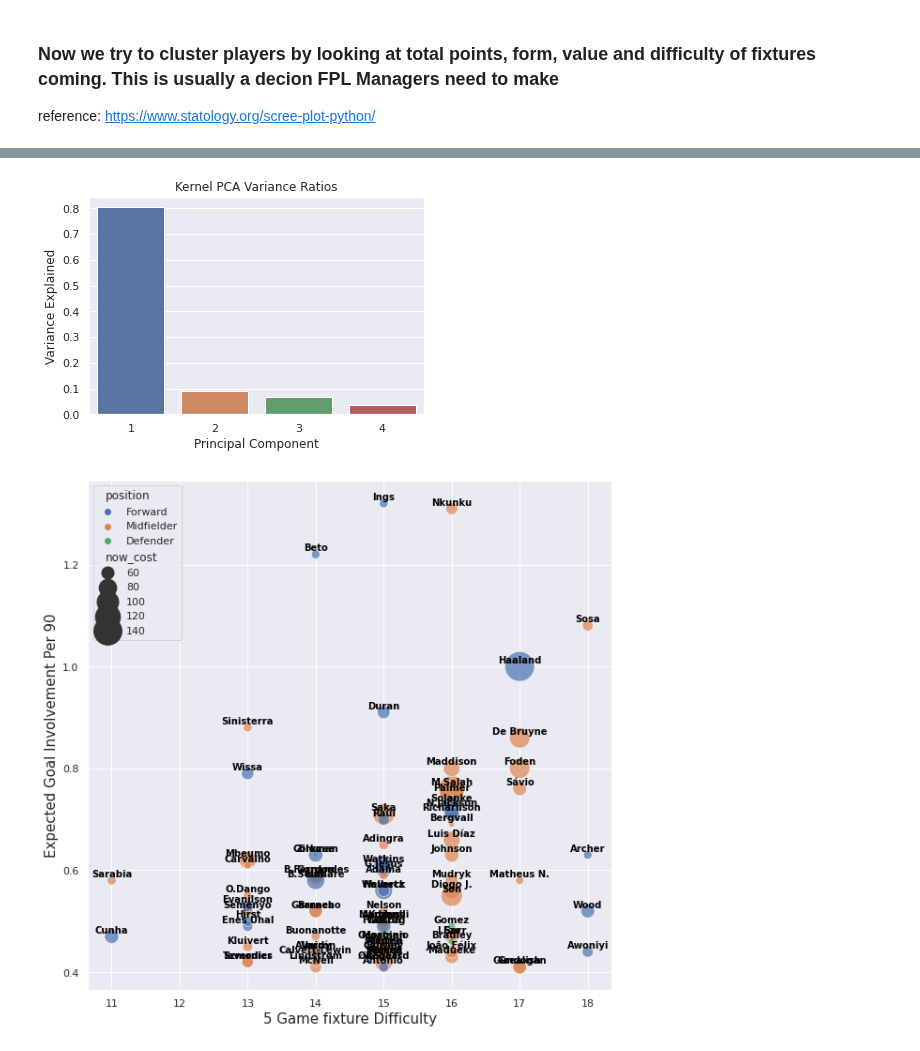
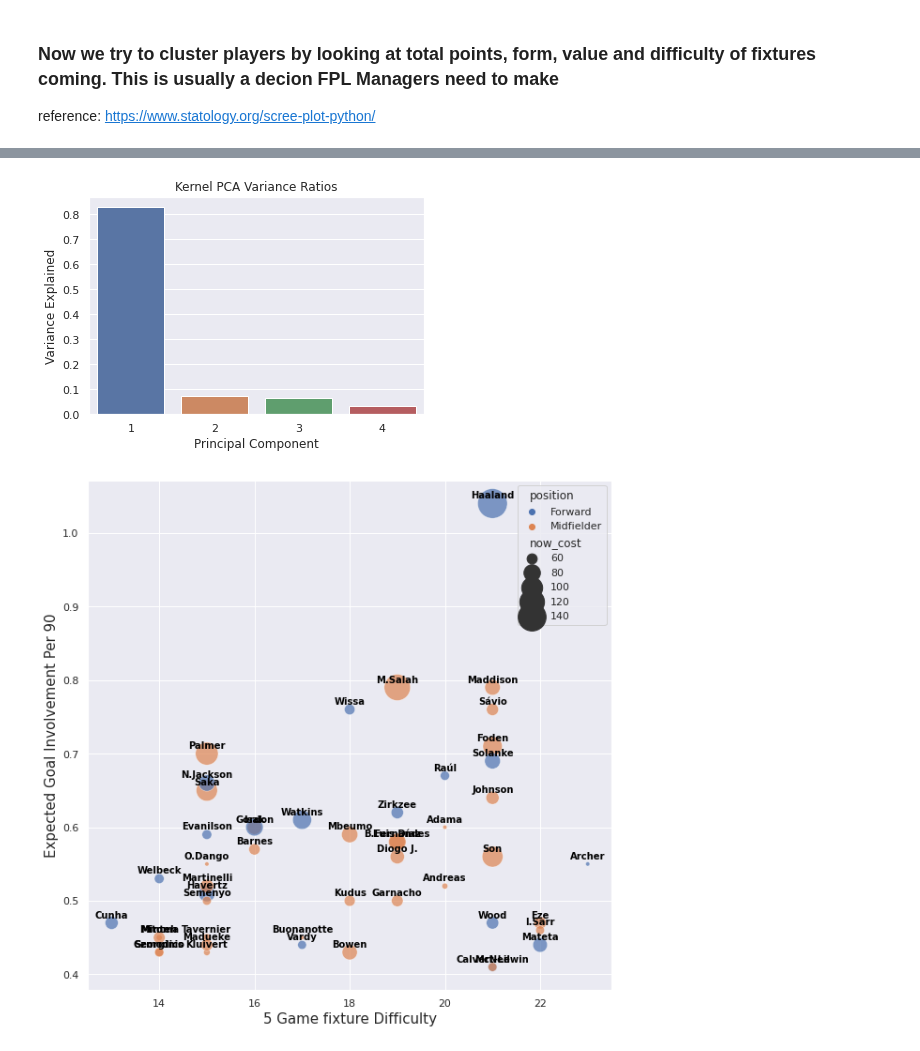
Before and after one commit to SitwalaM/fpl, a Jupyter notebook: notebooks/fpl_eda.ipynb, the cells around one changed output, grey strips where cells are left out. Drawn from its saved outputs; the diff is of its cells as text; code cells hidden in the pictures.

```diff
--- a/notebooks/fpl_eda.ipynb
+++ b/notebooks/fpl_eda.ipynb
@@ -206,7 +206,7 @@ plt.savefig("../images/volatility.png")
 # use the difficulty methods to get opponent difficulty for next four fixtures
 from difficulty import team_difficulty
 gameweek = get_current_gameweek()
-diff_df = team_difficulty(gameweek+1,gameweek+5)
+diff_df = team_difficulty(gameweek+1,gameweek+6)
 diff_df = diff_df["totals"]
 diff_df.head()
 # %% [output]
@@ -356,25 +339,25 @@ plt.ylabel('Variance Explained')
 plt.savefig("../images/variance_ratios.png")
 plt.show()
 # %% [output]
-[figure, old version]
+[figure, new version]
 # %%
-joined_df = joined_df[joined_df["minutes"]>40].copy()
+joined_df = joined_df[joined_df["minutes"]>400].copy()
 joined_df = joined_df[joined_df["expected_goal_involvements_per_90"]>0.4].copy()
 joined_df.reset_index(inplace = True)
 fig, ax = plt.subplots(figsize = (10,10))
 sns.set()
 sns.scatterplot(x = joined_df.opponent_difficulty, y= joined_df.expected_goal_involvements_per_90, size = joined_df.now_cost, hue = joined_df.position,   sizes=(20, 1000), alpha = 0.7, ax = ax)
 
 
 #For each point, we add a text inside the bubble
 for line in range(0,joined_df.shape[0]):
      ax.text(joined_df.opponent_difficulty.iloc[line], joined_df.expected_goal_involvements_per_90[line]+0.007, joined_df.web_name.iloc[line], horizontalalignment='center', size='small', color='black', weight='semibold')
 
 joined_df = slim_elements_df.set_index("team").join(diff_df.set_index("team"))
 joined_df.reset_index(inplace = True)
 
 ax.set_xlabel("5 Game fixture Difficulty",fontsize=15)
 ax.set_ylabel("Expected Goal Involvement Per 90",fontsize=15)
 plt.savefig("../images/xgi_difficulty.png")
 # %% [output]
-[figure, old version]
+[figure, new version]
```
Also changed, not shown: parts of 16 cells of this notebook.
